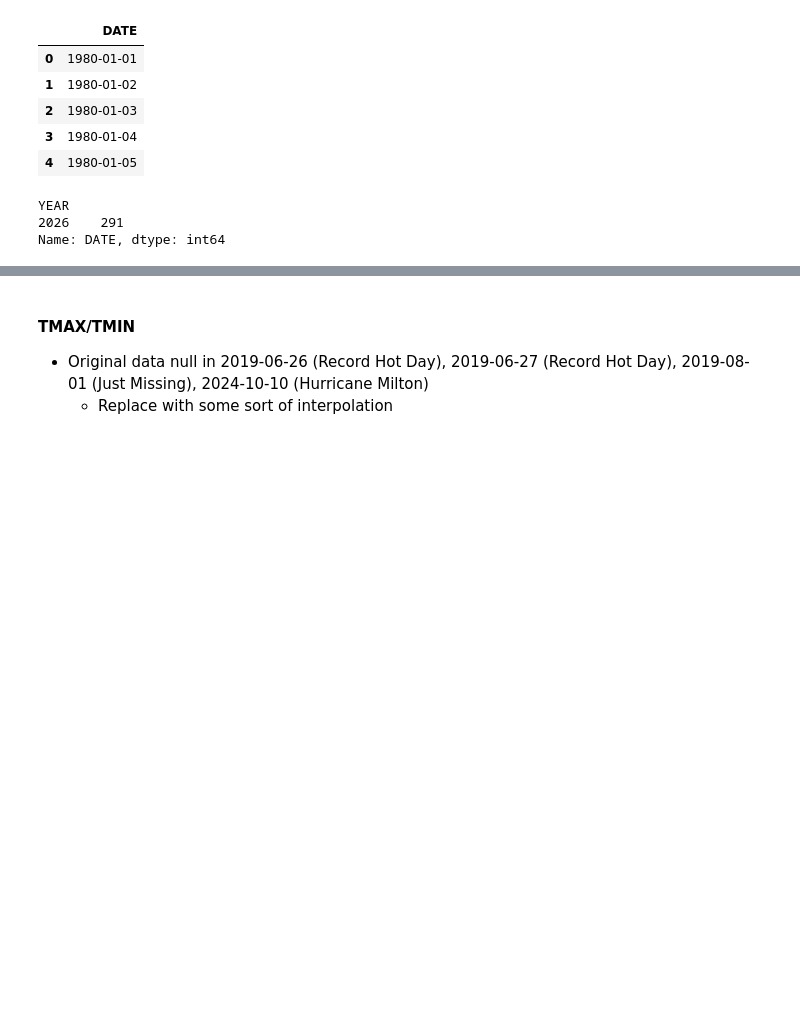
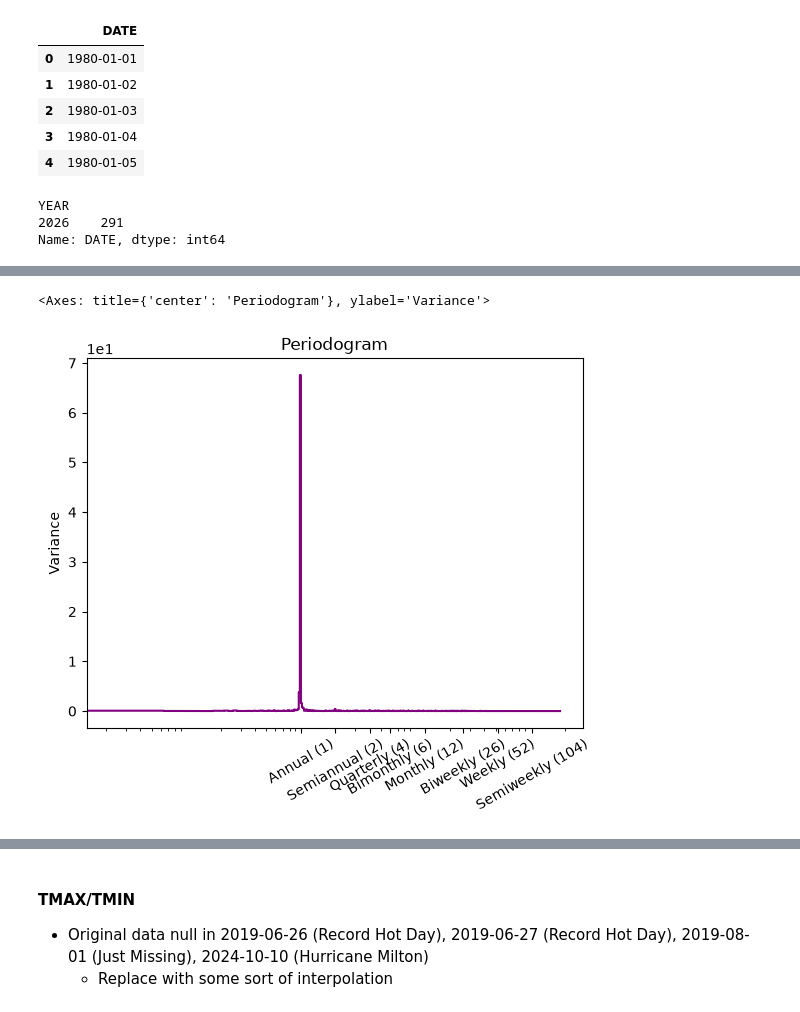
Before and after one commit to RaulCastillo547/WeatherForecasting, a Jupyter notebook: notebooks/data_analysis.ipynb, the cells around one changed output, grey strips where cells are left out. Saved outputs shown, nothing was run; the diff lists cells and outputs as text; code cells hidden in the pictures; blank space fills up the shorter version.

```diff
--- a/notebooks/data_analysis.ipynb
+++ b/notebooks/data_analysis.ipynb
@@ -112,0 +153,5 @@ Name: DATE, dtype: int64
+# %%
+plot_periodogram(tunnel.TMIN)
+# %% [output]
+<Axes: title={'center': 'Periodogram'}, ylabel='Variance'>
+[figure, added]
```
Also changed, not shown: parts of 8 cells of this notebook, 1 other file.
